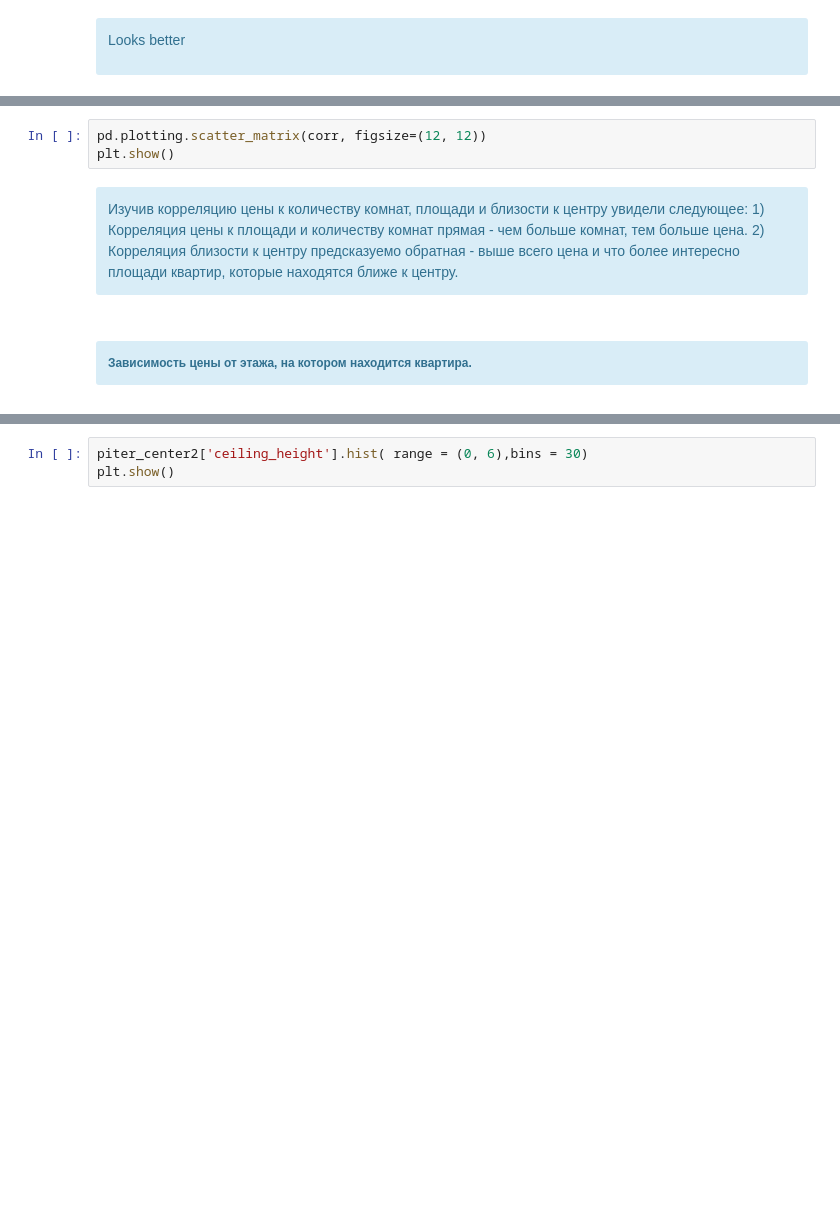
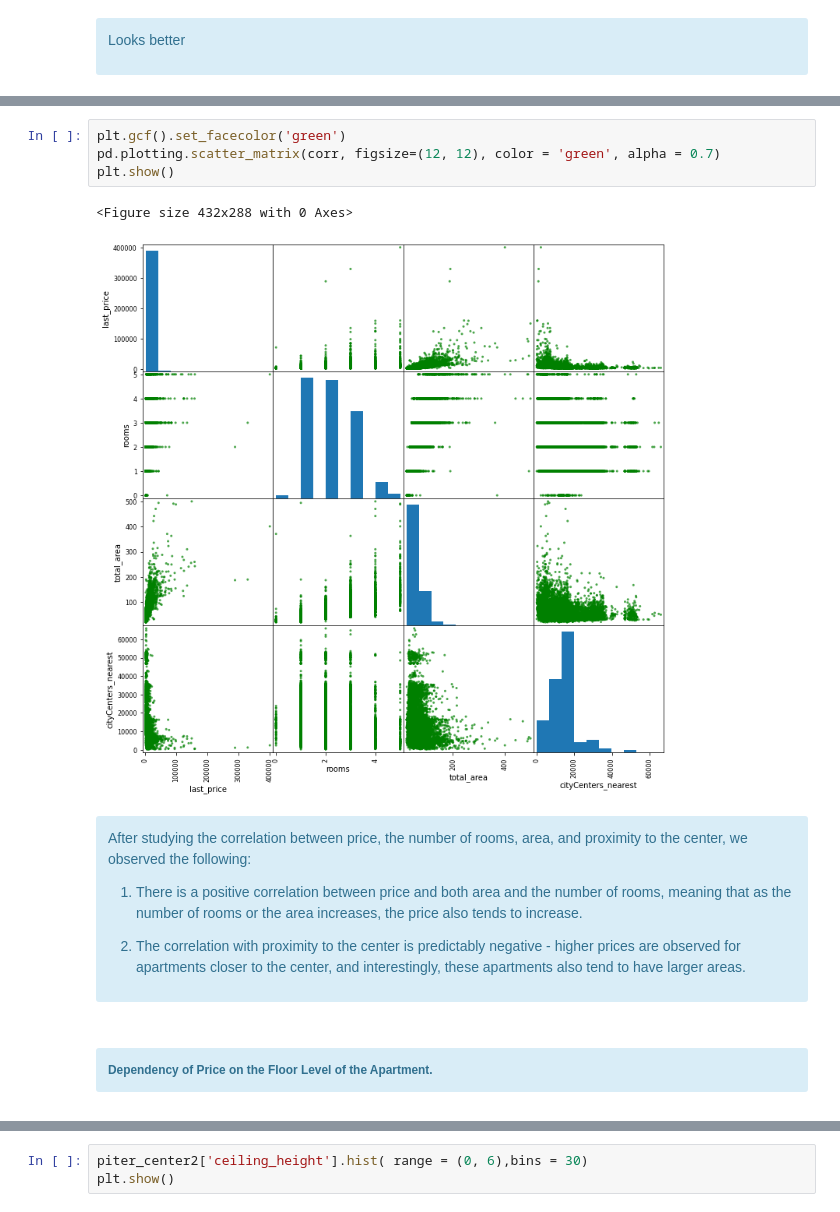
Before and after one commit to Novik-data-analyst/Data-Analyst-career-portfolio-projects, a Jupyter notebook: Real estate Market and Fraud analysis/Real_estate_second.ipynb, the cells around one changed output, grey strips where cells are left out. Drawn from its saved outputs; the diff is of its cells as text; blank space fills up the shorter version.

```diff
--- a/Real estate Market and Fraud analysis/Real_estate_second.ipynb
+++ b/Real estate Market and Fraud analysis/Real_estate_second.ipynb
@@ -1253,15 +1262,20 @@ corr.corr()
 # %%
-pd.plotting.scatter_matrix(corr, figsize=(12, 12))
+plt.gcf().set_facecolor('green')
+pd.plotting.scatter_matrix(corr, figsize=(12, 12), color = 'green', alpha = 0.7)
 plt.show()
+# %% [output]
+<Figure size 432x288 with 0 Axes>
+[figure, added]
 # %% [markdown]
 <div class="alert alert-block alert-info">
-Изучив корреляцию цены к количеству комнат, площади и близости к центру увидели следующее:
-1) Корреляция цены к площади и количеству комнат прямая - чем больше комнат, тем больше цена.
-2) Корреляция близости к центру предсказуемо обратная - выше всего цена и что более интересно площади квартир, которые находятся ближе к центру.
+After studying the correlation between price, the number of rooms, area, and proximity to the center, we observed the following:
 
+1) There is a positive correlation between price and both area and the number of rooms, meaning that as the number of rooms or the area increases, the price also tends to increase.
+
+2) The correlation with proximity to the center is predictably negative - higher prices are observed for apartments closer to the center, and interestingly, these apartments also tend to have larger areas.
 </div>
 # %% [markdown]
 <h6><div class="alert alert-block alert-info">
-Зависимость цены от этажа, на котором находится квартира.
+Dependency of Price on the Floor Level of the Apartment.
   </div></h6>
 # %%
```
Also changed, not shown: parts of 76 cells of this notebook.
